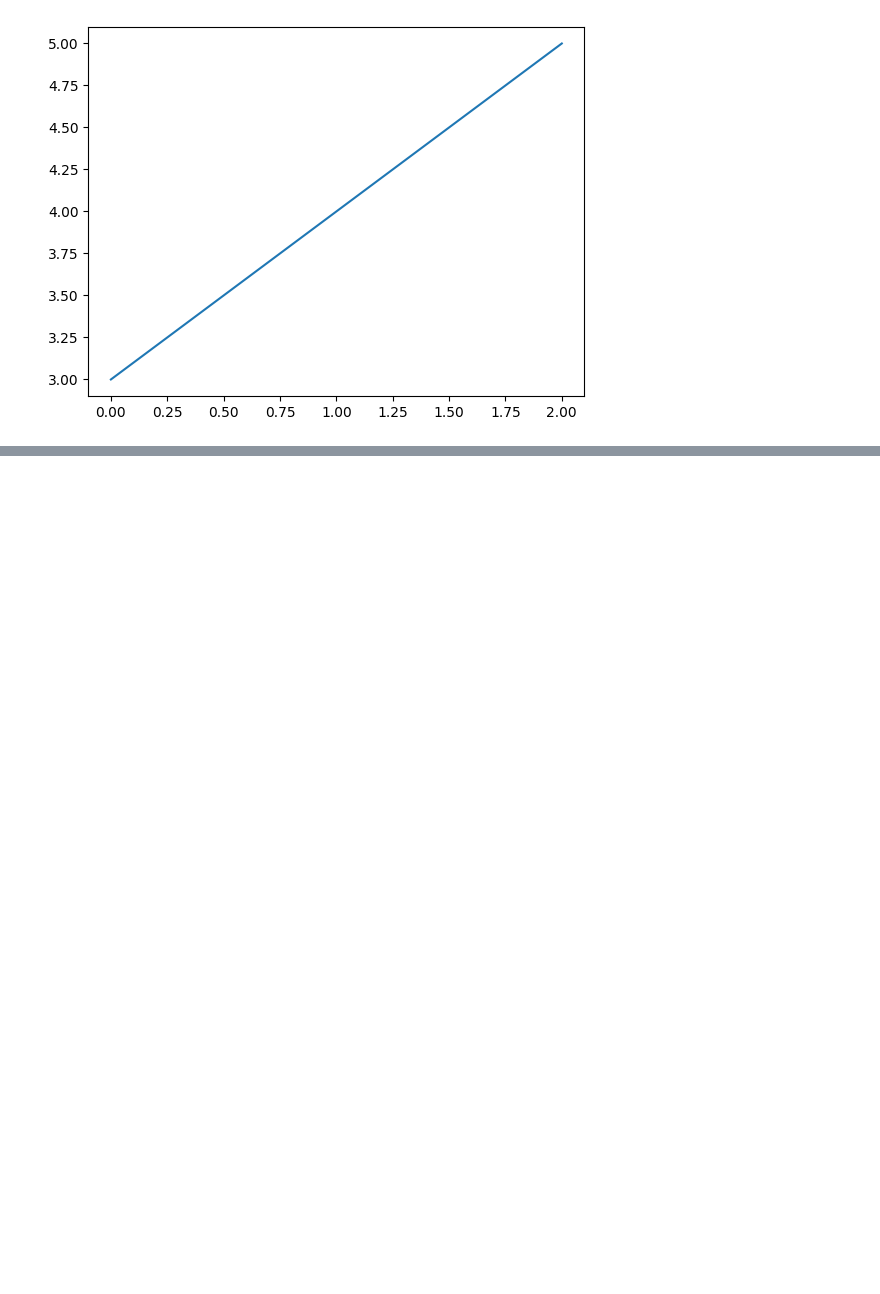
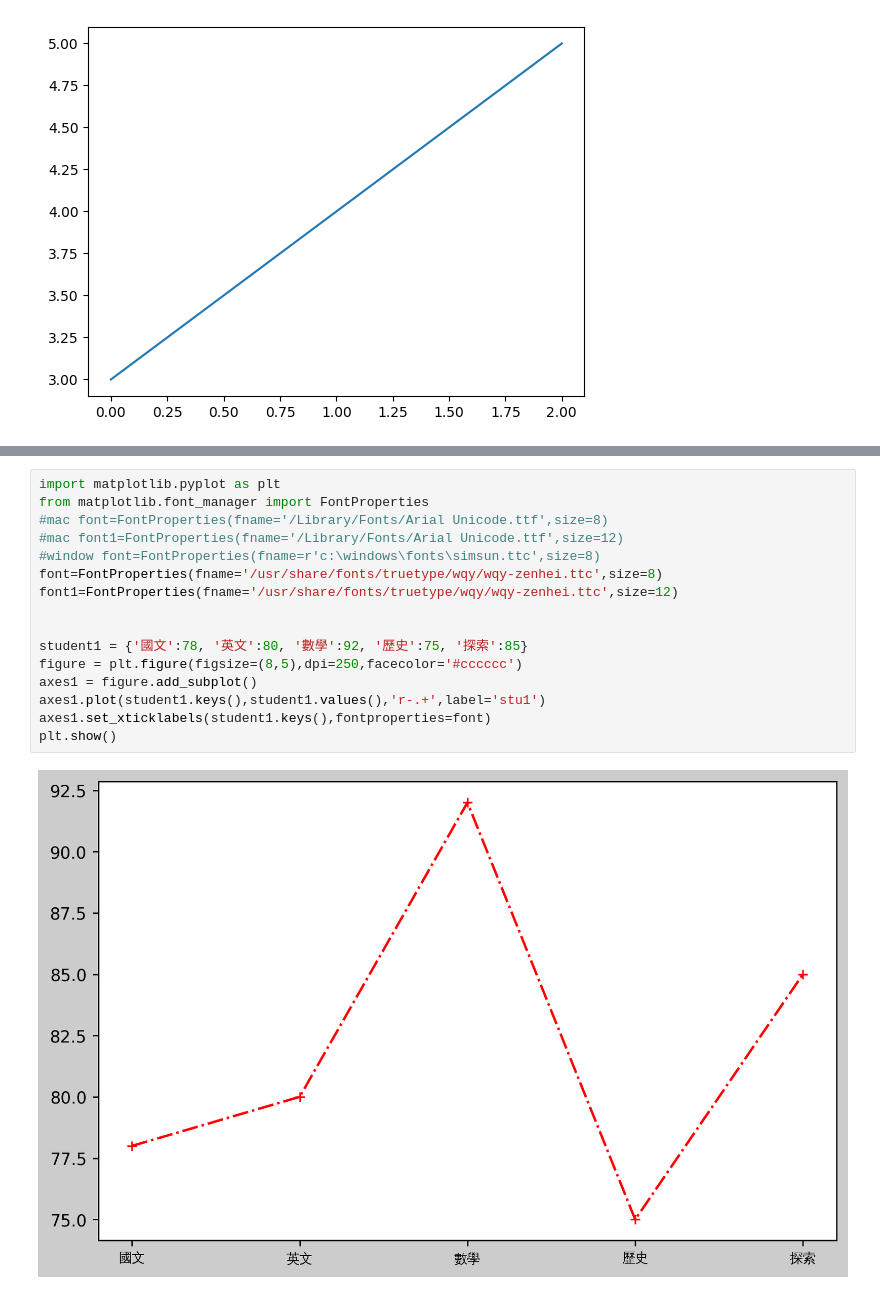
Before and after one commit to ElenaTsai/2023_07_27, a Jupyter notebook: lesson14_1.ipynb, the cells around one changed output, grey strips where cells are left out. Drawn from its saved outputs; the diff is of its cells as text; blank space fills up the shorter version.

```diff
--- a/lesson14_1.ipynb
+++ b/lesson14_1.ipynb
@@ -96,0 +134,18 @@ plt.show()
+# %%
+import matplotlib.pyplot as plt
+from matplotlib.font_manager import FontProperties
+#mac font=FontProperties(fname='/Library/Fonts/Arial Unicode.ttf',size=8)
+#mac font1=FontProperties(fname='/Library/Fonts/Arial Unicode.ttf',size=12)
+#window font=FontProperties(fname=r'c:\windows\fonts\simsun.ttc',size=8)
+font=FontProperties(fname='/usr/share/fonts/truetype/wqy/wqy-zenhei.ttc',size=8)
+font1=FontProperties(fname='/usr/share/fonts/truetype/wqy/wqy-zenhei.ttc',size=12)
+
+
+student1 = {'國文':78, '英文':80, '數學':92, '歷史':75, '探索':85}
+figure = plt.figure(figsize=(8,5),dpi=250,facecolor='#cccccc')
+axes1 = figure.add_subplot()
+axes1.plot(student1.keys(),student1.values(),'r-.+',label='stu1')
+axes1.set_xticklabels(student1.keys(),fontproperties=font)
+plt.show()
+# %% [output]
+[figure, added]
```
Also changed, not shown: parts of 3 cells of this notebook, 1 other file.
